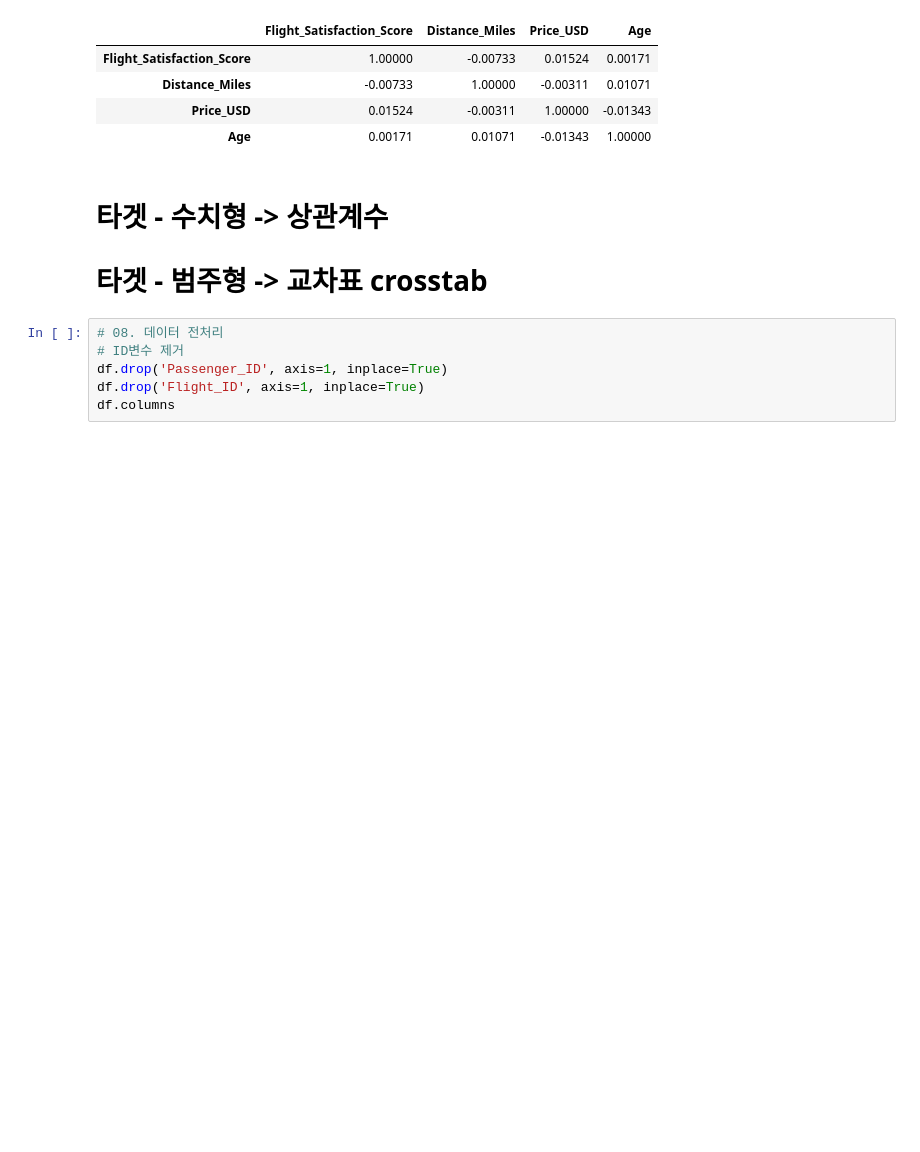
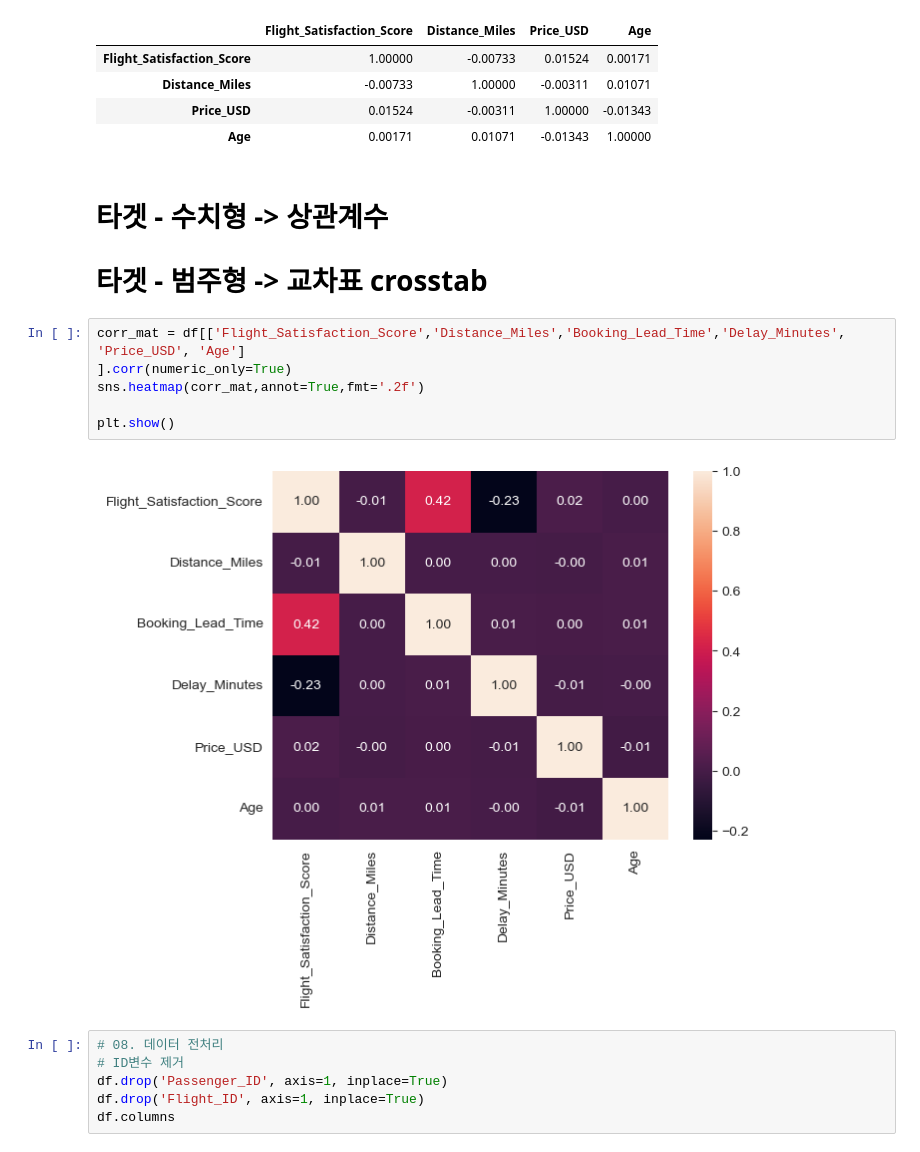
Before and after one commit to skn-ai14-250409/SKN14-EDA-6Team, a Jupyter notebook: KongJihwan/test0515.ipynb, the cells around one changed output. Drawn from its saved outputs; the diff is of its cells as text; blank space fills up the shorter version.

```diff
--- a/KongJihwan/test0515.ipynb
+++ b/KongJihwan/test0515.ipynb
@@ -357,6 +424,14 @@ round(df[sanggwan].corr(), 5)
 # %% [markdown]
 # 타겟 - 수치형 -> 상관계수
 # 타겟 - 범주형 -> 교차표 crosstab
+# %%
+corr_mat = df[['Flight_Satisfaction_Score','Distance_Miles','Booking_Lead_Time','Delay_Minutes', 'Price_USD', 'Age']
+].corr(numeric_only=True)
+sns.heatmap(corr_mat,annot=True,fmt='.2f')
+
+plt.show()
+# %% [output]
+[figure, added]
 # %%
 # 08. 데이터 전처리
 # ID변수 제거
```
Also changed, not shown: parts of 8 cells of this notebook.
